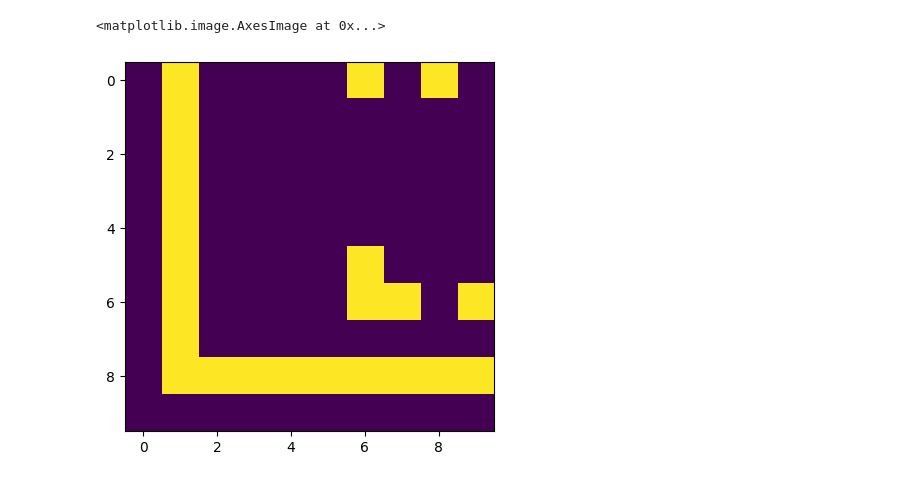
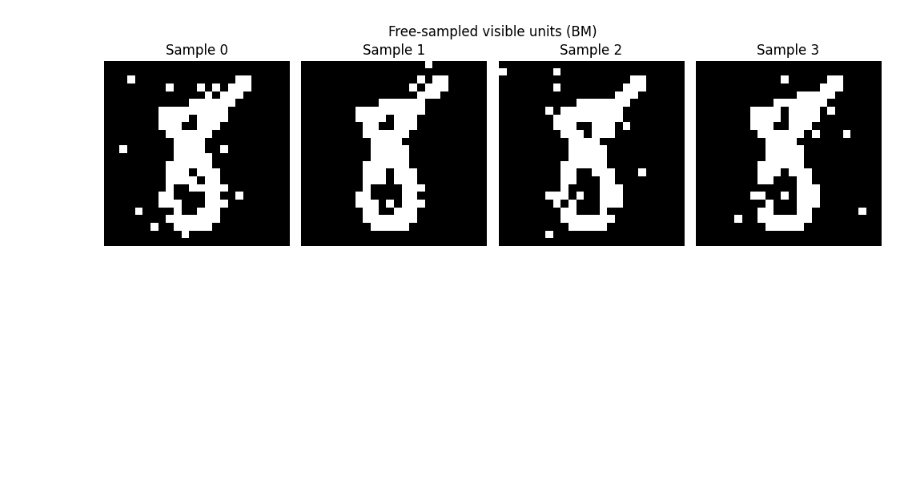
Before and after one commit to vivekhsridhar/EBMs, a Jupyter notebook: BoltzmannMachine.ipynb, the cells around one changed output. Cells and saved outputs as stored; diff of their text form; code cells hidden in the pictures; blank space fills up the shorter version.

```diff
--- a/BoltzmannMachine.ipynb
+++ b/BoltzmannMachine.ipynb
@@ -50,15 +50,0 @@ plt.show()
-# %%
-class Neuron:
-    def __init__(self, index, is_visible=True, bias=0.0):
-        self.index = index
-        self.is_visible = is_visible
-        self.bias = bias
-        self.state = 0.0
-
-    def activate(self, x):
-        return 1 / (1 + np.exp(-x))
-
-    def sample_state(self, input_sum):
-        p = self.activate(input_sum)
-        self.state = 1.0 if np.random.rand() < p else 0.0
-        return self.state
@@ -173,13 +205,15 @@ Epoch 50/50 complete.
 # %%
-def sample_free(bm, steps=500):
-    # random initial states
-    for n in bm.neurons:
-        n.state = np.random.rand() < 0.5
-
-    # Gibbs sampling
-    for _ in range(steps):
-        bm.gibbs_step()
-
-    # return visible sample
-    vis = np.array([n.state for n in bm.neurons[:bm.n_visible]])
-    return vis
+# Sample from the model (free sampling) and visualize a few generated images
+n_samples_to_show = min(4, N_TRAIN)
+fig, axes = plt.subplots(1, n_samples_to_show, figsize=(10, 3))
+for i in range(n_samples_to_show):
+    vis = bm.free_sample_visible(steps=300)
+    img = vis.reshape(IMAGE_SIZE, IMAGE_SIZE)
+    axes[i].imshow(img, cmap='gray')
+    axes[i].axis('off')
+    axes[i].set_title(f"Sample {i}")
+plt.suptitle('Free-sampled visible units (BM)')
+plt.tight_layout()
+plt.show()
+# %% [output]
+[figure, added]
@@ -189,5 +219,0 @@ sample_img = sample.reshape(10,10)
-# %%
-plt.imshow(sample_img)
-# %% [output]
-<matplotlib.image.AxesImage at 0x...>
-[figure, removed]
```
Also changed, not shown: parts of 7 cells of this notebook, 1 other file.
